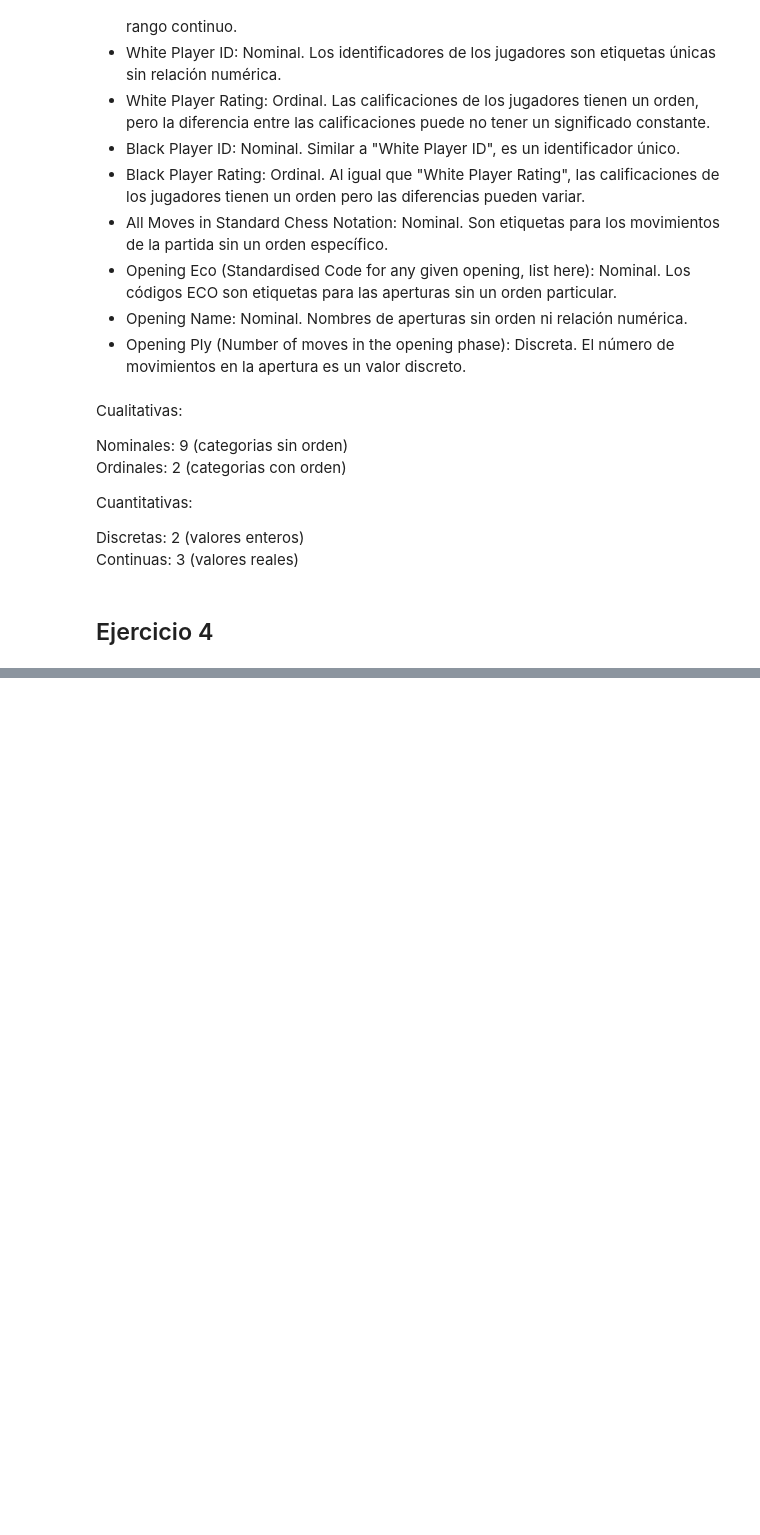
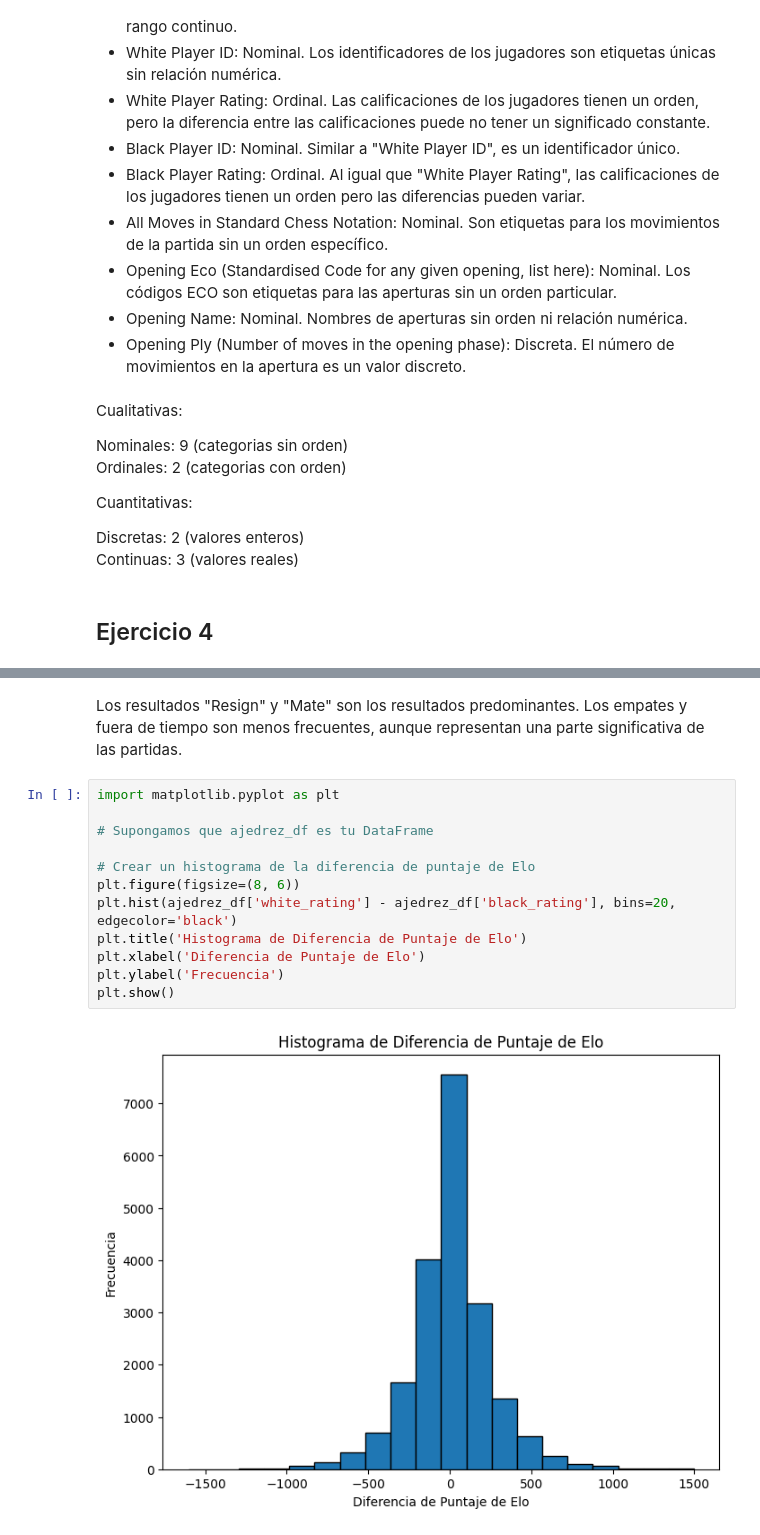
Before and after one commit to agustinsalum/ciencia-datos-python, a Jupyter notebook: Trabajo-final/tp-final.ipynb, the cells around one changed output, grey strips where cells are left out. Drawn from its saved outputs; the diff is of its cells as text; blank space fills up the shorter version.

```diff
--- a/Trabajo-final/tp-final.ipynb
+++ b/Trabajo-final/tp-final.ipynb
@@ -128,0 +297,16 @@ Continuas: 3 (valores reales)
+# %% [markdown]
+Los resultados "Resign" y "Mate" son los resultados predominantes. Los empates y fuera de tiempo son menos frecuentes, aunque representan una parte significativa de las partidas.
+# %%
+import matplotlib.pyplot as plt
+
+# Supongamos que ajedrez_df es tu DataFrame
+
+# Crear un histograma de la diferencia de puntaje de Elo
+plt.figure(figsize=(8, 6))
+plt.hist(ajedrez_df['white_rating'] - ajedrez_df['black_rating'], bins=20, edgecolor='black')
+plt.title('Histograma de Diferencia de Puntaje de Elo')
+plt.xlabel('Diferencia de Puntaje de Elo')
+plt.ylabel('Frecuencia')
+plt.show()
+# %% [output]
+[figure, added]
```
Also changed, not shown: parts of 24 cells of this notebook, 1 other file.
